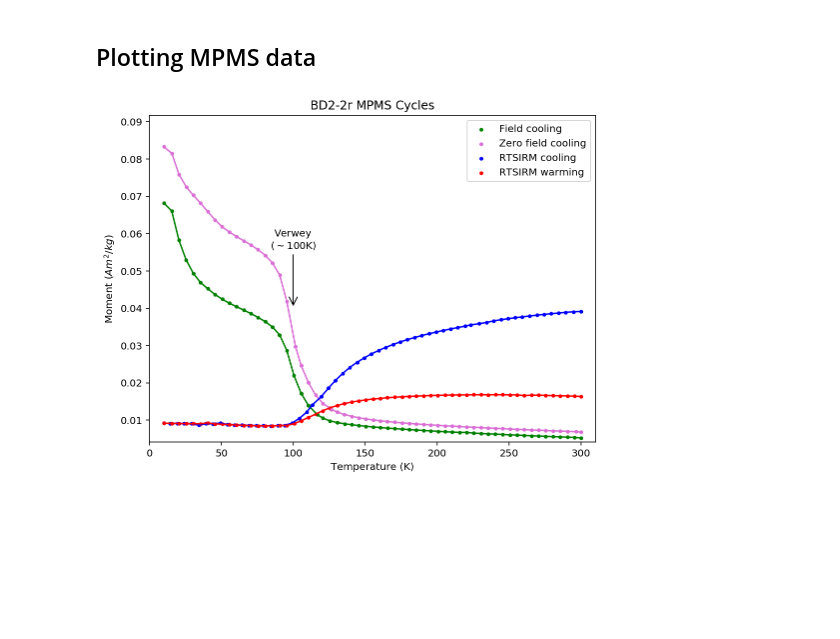
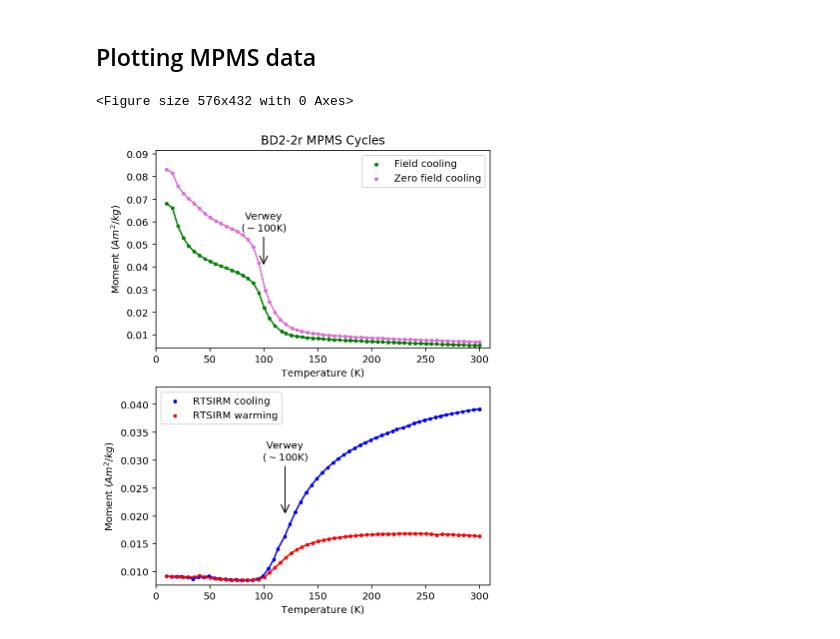
Before and after one commit to Swanson-Hysell-Group/AX_BD_PINT, a Jupyter notebook: code/AX_BD_MPMS.ipynb, the cells around one changed output. Cells and saved outputs as stored; diff of their text form; code cells hidden in the pictures; blank space fills up the shorter version.

```diff
--- a/code/AX_BD_MPMS.ipynb
+++ b/code/AX_BD_MPMS.ipynb
@@ -84,8 +102,10 @@ MPMS_measurements = MPMS_measurements.drop(3)
 ## Plotting MPMS data
 # %%
 BD2_2r_MPMS_data = get_MPMS_data(MPMS_measurements, 113)
-plot_MPMS_data(BD2_2r_MPMS_data, 'BD2-2r', True, annotate_text = 'Verwey\n($\sim$100K)', x_base = 100, y_base=0.04, y_base_scale = 1.4)
+plot_MPMS_data(BD2_2r_MPMS_data, 'BD2-2r', True, annotate_text = 'Verwey\n($\sim$100K)',
+               x_base0 = 100, y_base0=0.04, y_base_scale0 = 1.4, y_base1=0.02)
 # %% [output]
+<Figure size 576x432 with 0 Axes>
-[figure, old version]
+[figure, new version]
 # %%
 AX15_2r_MPMS_data = get_MPMS_data(MPMS_measurements, 0)
```
Also changed, not shown: parts of 5 cells of this notebook, 45 other files.
